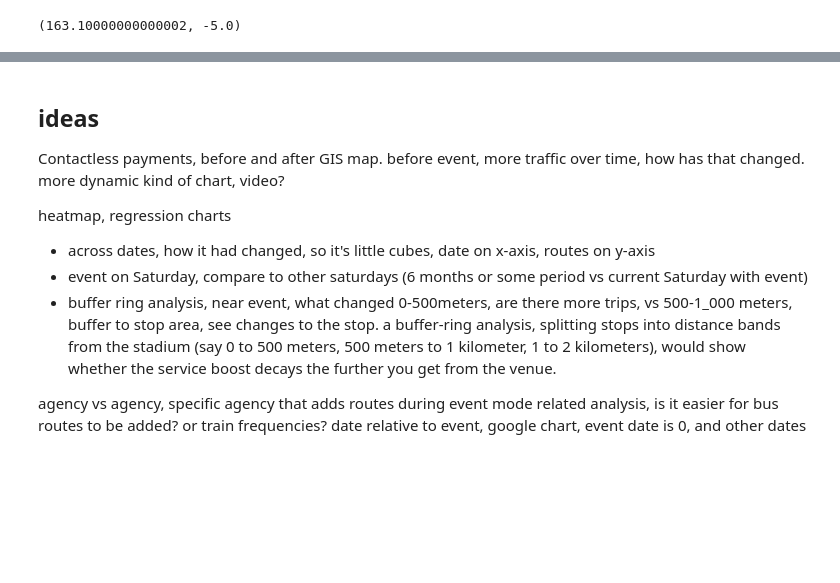
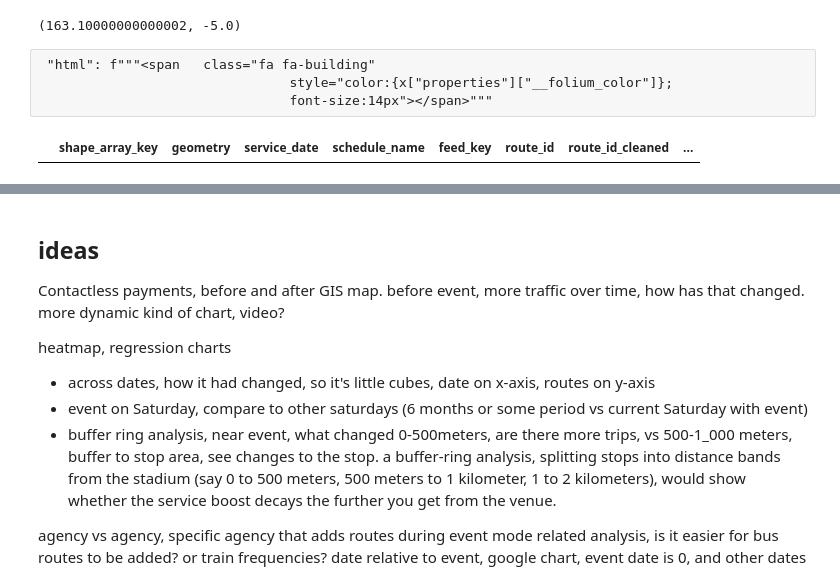
Before and after one commit to cal-itp/gtfs-curator, a Jupyter notebook: transit_events/explore_comparison_charts.ipynb, the cells around one changed output, grey strips where cells are left out. Cells and saved outputs as stored; diff of their text form; code cells hidden in the pictures; blank space fills up the shorter version.

```diff
--- a/transit_events/explore_comparison_charts.ipynb
+++ b/transit_events/explore_comparison_charts.ipynb
@@ -137,3 +137,12 @@ poi = gpd.read_parquet(
     storage_options = {"token": credentials.token},
     filters = [[("point_of_interest", "==", "SoFi Stadium")]]
 )
+# %% [raw]
+ "html": f"""<span   class="fa fa-building"
+                                style="color:{x["properties"]["__folium_color"]};
+                                font-size:14px"></span>"""
+# %%
+# we dropped LA Metro Bus completely, because it wasn't listed as special route
+sofi_trips[sofi_trips.schedule_name=="LA Metro Bus Schedule"]
+# %% [output]
+|  | shape_array_key | geometry | service_date | schedule_name | feed_key | route_id | route_id_cleaned | ... |
```
Also changed, not shown: parts of 2 cells of this notebook.
